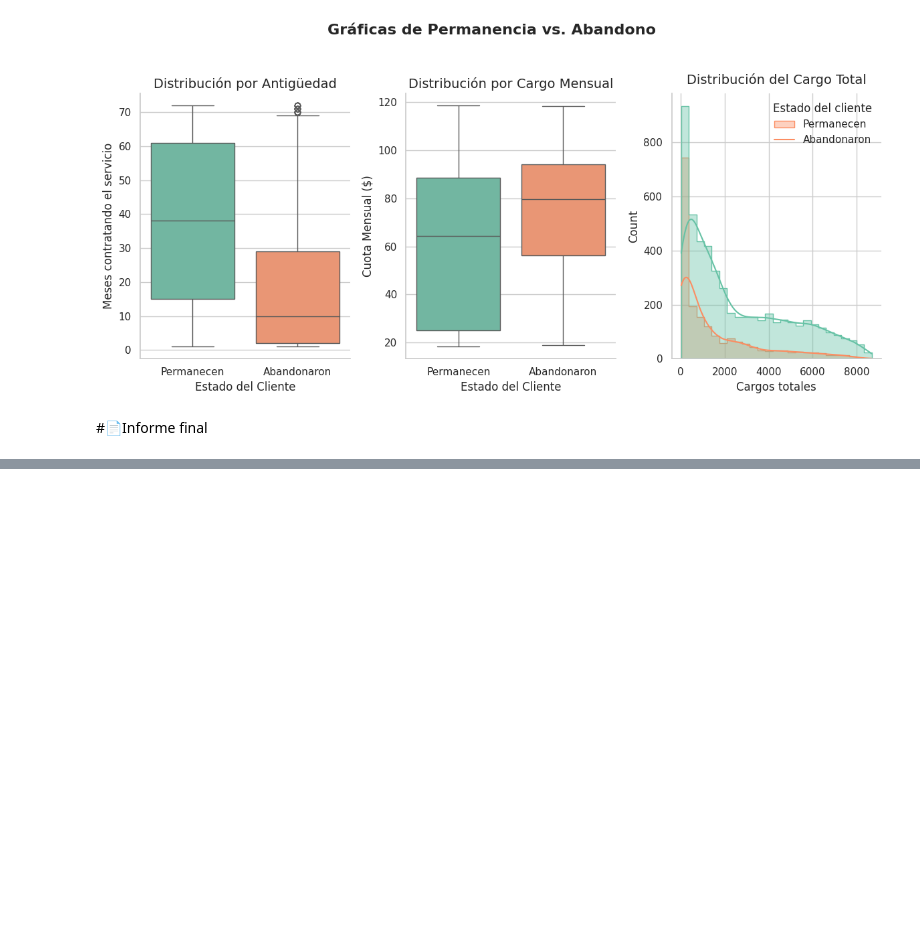
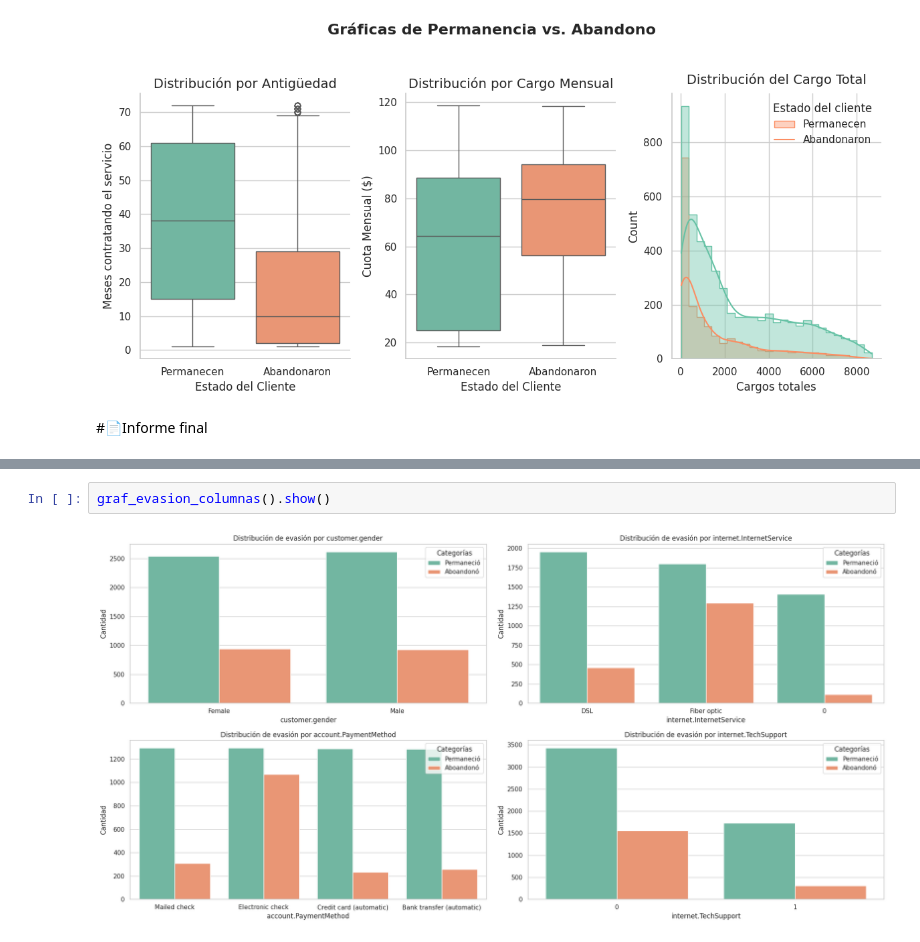
Before and after one commit to DarkLyng/Challenge-TelecomX, a Jupyter notebook: TelecomX_LATAM.ipynb, the cells around one changed output, grey strips where cells are left out. Drawn from its saved outputs; the diff is of its cells as text; blank space fills up the shorter version.

```diff
--- a/TelecomX_LATAM.ipynb
+++ b/TelecomX_LATAM.ipynb
@@ -367,0 +366,4 @@ El precio influye: Al comparar los grupos con las gráficas de cajas (Boxplots),
+# %%
+graf_evasion_columnas().show()
+# %% [output]
+[figure, added]
```
Also changed, not shown: parts of 13 cells of this notebook.
